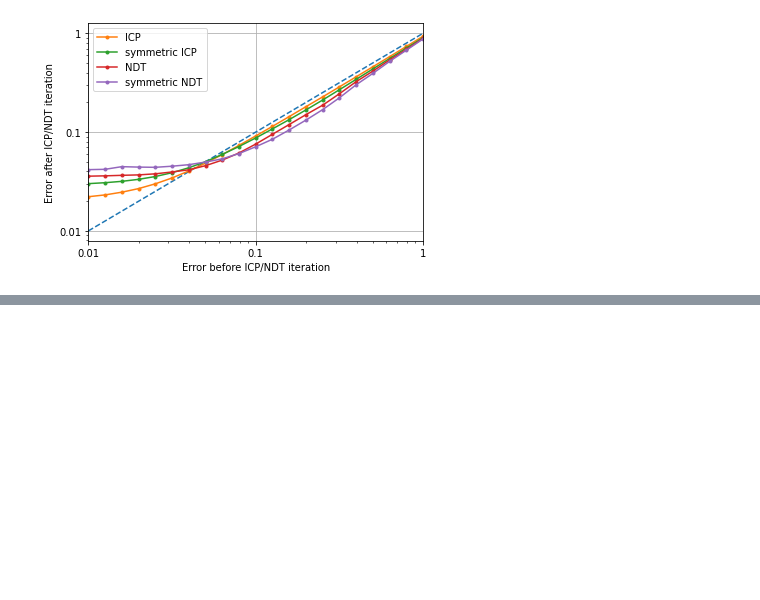
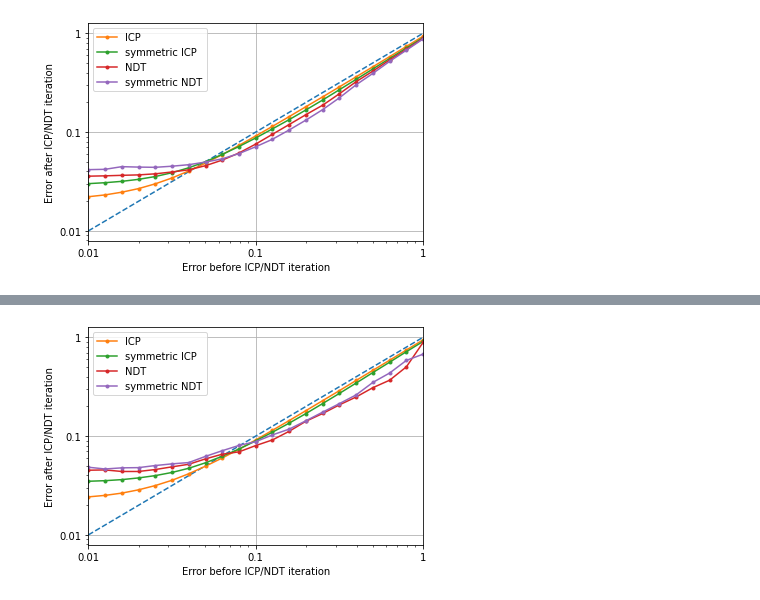
Before and after one commit to HuaTsai/Normal-Vector-NDT, a Jupyter notebook: src/sndt_exec/scripts/NDT and SNDT.ipynb, the cells around one changed output, grey strips where cells are left out. Cells and saved outputs as stored; diff of their text form; code cells hidden in the pictures; blank space fills up the shorter version.

```diff
--- a/src/sndt_exec/scripts/NDT and SNDT.ipynb
+++ b/src/sndt_exec/scripts/NDT and SNDT.ipynb
@@ -590,0 +609,9 @@ converge(x, y1, y3, y5, y7)
+# %%
+x = np.array([0.010000, 0.012589, 0.015849, 0.019953, 0.025119, 0.031623, 0.039811, 0.050119, 0.063096, 0.079433, 0.100000, 0.125893, 0.158489, 0.199526, 0.251189, 0.316228, 0.398107, 0.501187, 0.630957, 0.794328, 1.000000, ])
+y1 = np.array([0.024256, 0.025123, 0.026484, 0.028589, 0.031577, 0.035714, 0.041595, 0.049600, 0.060041, 0.073515, 0.091414, 0.114470, 0.143591, 0.180971, 0.228383, 0.288301, 0.365607, 0.462857, 0.585541, 0.742791, 0.941035, ])
+y3 = np.array([0.034895, 0.035385, 0.036270, 0.037726, 0.039814, 0.042856, 0.047243, 0.053668, 0.062531, 0.073946, 0.089468, 0.109464, 0.135242, 0.169039, 0.213516, 0.270301, 0.344128, 0.439479, 0.559303, 0.714065, 0.907384, ])
+y5 = np.array([0.045143, 0.045442, 0.043839, 0.043841, 0.045882, 0.048833, 0.051853, 0.058808, 0.065545, 0.069274, 0.080151, 0.091435, 0.111819, 0.141370, 0.169293, 0.207057, 0.248733, 0.308979, 0.367605, 0.501769, 0.887474, ])
+y7 = np.array([0.048400, 0.046463, 0.047708, 0.047945, 0.050345, 0.052351, 0.053966, 0.062321, 0.071120, 0.080414, 0.087785, 0.102807, 0.117592, 0.142886, 0.174752, 0.213148, 0.261230, 0.349338, 0.434508, 0.583223, 0.674342, ])
+converge(x, y1, y3, y5, y7)
+# %% [output]
+[figure, added]
```
Also changed, not shown: parts of 4 cells of this notebook, 20 other files.
